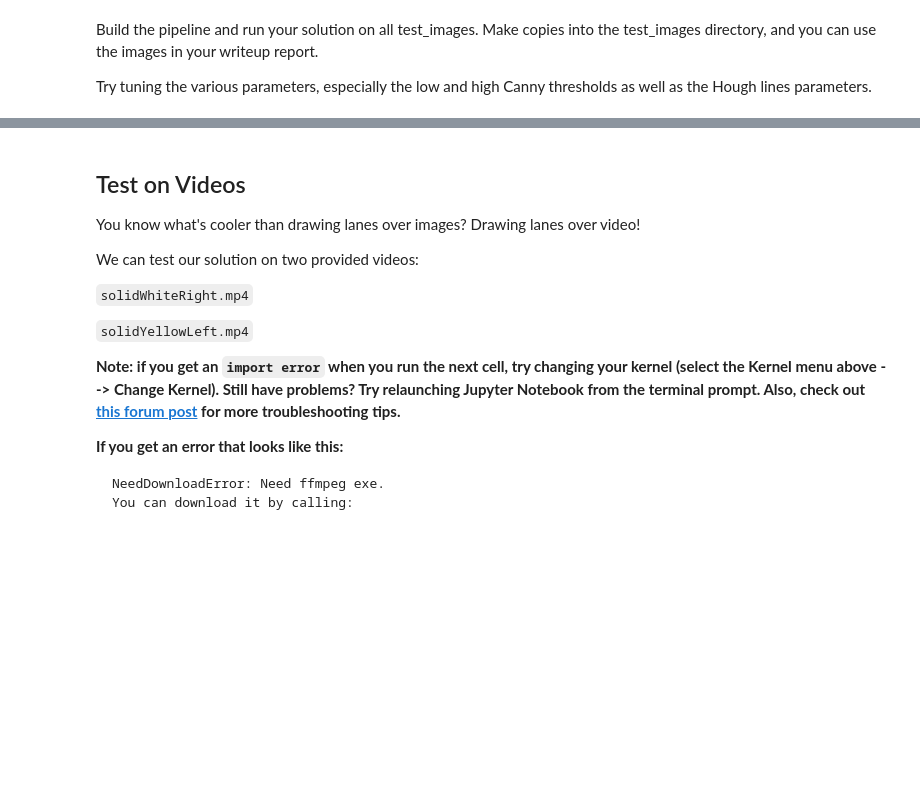
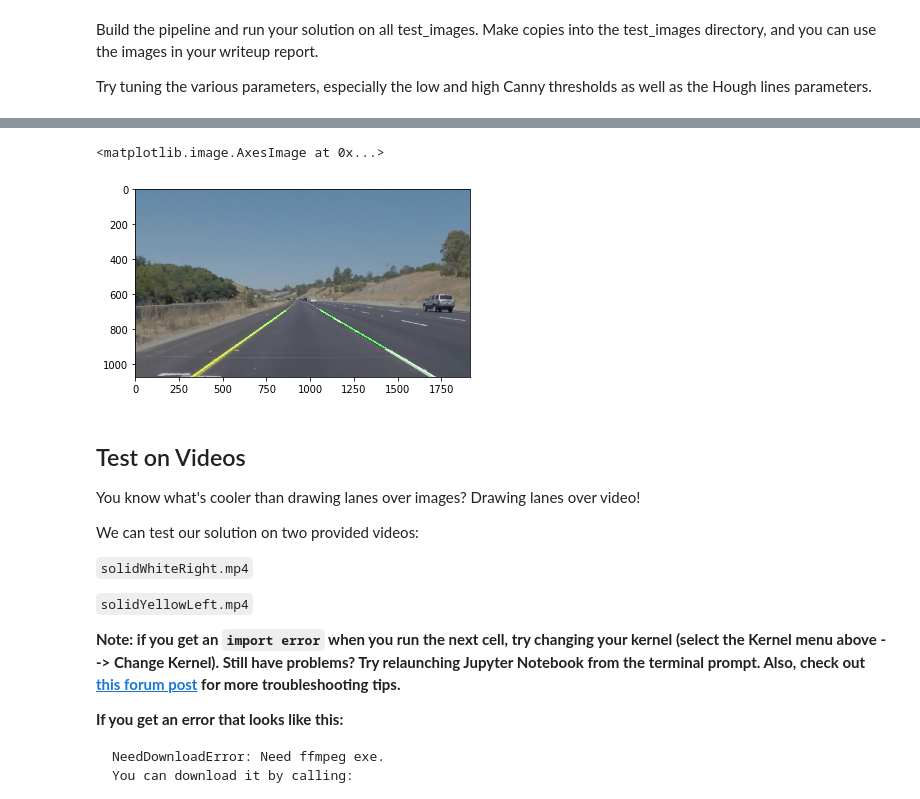
Before and after one commit to jeffwen/sdcnd_find_lanes, a Jupyter notebook: P1.ipynb, the cells around one changed output, grey strips where cells are left out. Cells and saved outputs as stored; diff of their text form; code cells hidden in the pictures; blank space fills up the shorter version.

```diff
--- a/P1.ipynb
+++ b/P1.ipynb
@@ -443,3 +477,10 @@ array([[[ 87, 126, 159],
+# %%
+detector = lane_detector()
+test = detector.pipeline(image)
+plt.imshow(test)
+# %% [output]
+<matplotlib.image.AxesImage at 0x...>
+[figure, added]
 # %% [markdown]
 ## Test on Videos
 
```
Also changed, not shown: parts of 18 cells of this notebook, 22 other files.
